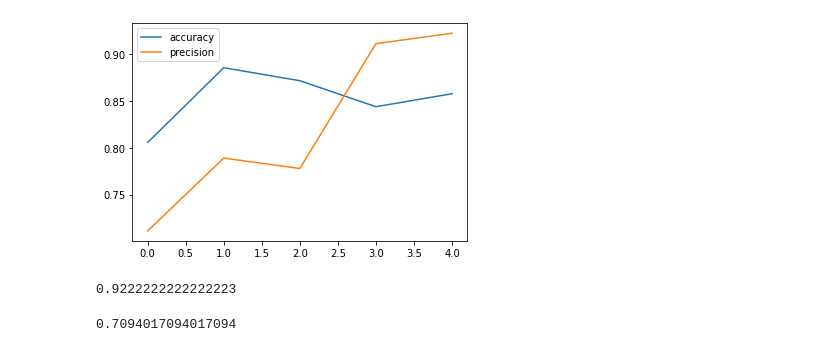
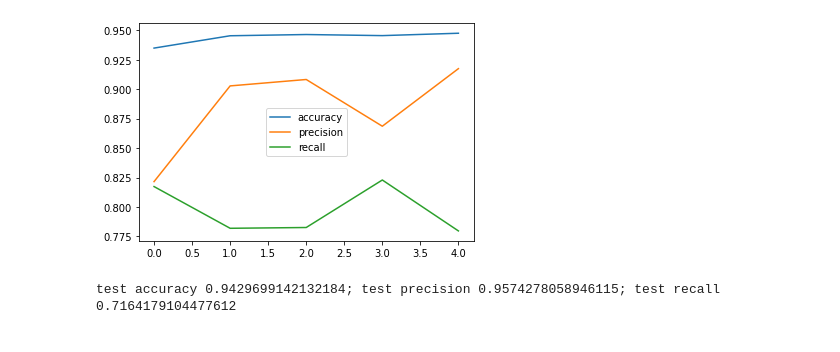
Before and after one commit to DenisIndenbom/AntiToxicBot, a Jupyter notebook: ClassifyToxicCommentsByNN.ipynb, the cells around one changed output. Saved outputs shown, nothing was run; the diff lists cells and outputs as text; code cells hidden in the pictures.

```diff
--- a/ClassifyToxicCommentsByNN.ipynb
+++ b/ClassifyToxicCommentsByNN.ipynb
@@ -278,14 +263,9 @@ Net.to(device)
 
 loss = torch.nn.CrossEntropyLoss()
 # %%
-optimizer = torch.optim.Adam(Net.parameters(), lr=1.0e-3)
+optimizer = torch.optim.Adam(Net.parameters(), lr=1.0e-4)
 # %%
 test_loss_history = []
 test_accuracy_history = []
 test_precision_history = []
+test_recall_history = []
-# %%
-X_train = torch.LongTensor(X_train)
-y_train = torch.LongTensor(y_train)
-
-X_test = torch.LongTensor(X_test)
-y_test = torch.LongTensor(y_test)
@@ -336,0 +272,9 @@ epoch 5; test loss 0.3620833158493042; test accuracy 0.8576388955116272; test pr
+# %%
+def to_torch(data):
+    return torch.nn.utils.rnn.pad_sequence([torch.from_numpy(x) for x in data], batch_first=True, padding_value=model.vocab.pad_id)
+
+X_train = to_torch(X_train)
+y_train = torch.as_tensor(y_train, dtype=torch.long)
+
+X_test = to_torch(X_test)
+y_test = torch.as_tensor(y_test, dtype=torch.long)
@@ -342,7 +379,8 @@ plt.plot(test_loss_history, label='loss')
 # %%
 plt.plot(test_accuracy_history, label='accuracy')
 plt.plot(test_precision_history, label='precision')
+plt.plot(test_recall_history, label='recall')
 plt.legend()
 plt.show()
 # %% [output]
-[figure, old version]
+[figure, new version]
@@ -352,13 +387,36 @@ with torch.no_grad():
-# %%
-precision = sklearn.metrics.precision_score(y_pred.argmax(dim=1).detach().cpu().numpy(), y_test.detach().cpu().numpy())
-precision
-# %% [output]
-0.9222222222222223
-# %%
-recall = sklearn.metrics.recall_score(y_pred.argmax(dim=1).detach().cpu().numpy(), y_test.detach().cpu().numpy())
-recall
-# %% [output]
-0.7094017094017094
+# %%
+Net.eval()
+threshold = 0.7
+
+with torch.no_grad():
+    torch.cuda.empty_cache()
+    torch.cuda.reset_peak_memory_stats()
+
+    tp, fp, fn, loss_test_value = 0, 0, 0, 0
+
+    for start_index in range(0, len(X_test), test_batch_size):
+
+        batch_indexes = slice(start_index,start_index+test_batch_size)
+
+        X_batch = X_test[batch_indexes].to(device)
+        y_batch = y_test[batch_indexes].to(device)
+
+        test_preds = Net.predict(X_batch)
+
+        true_preds = (test_preds[..., 1] >= threshold) == y_batch
+        tp += torch.logical_and(true_preds, y_batch != 0).int().sum().item()
+        fn += torch.logical_and(torch.logical_not(true_preds), y_batch != 0).int().sum().item()
+        fp += torch.logical_and(torch.logical_not(true_preds), y_batch == 0).int().sum().item()
+
+    tn = len(X_test) - tp - fp - fn
+
+    precision = tp / max(tp + fp, 1)
+    recall = tp / max(tp + fn, 1)
+    accuracy = (tp + tn) / len(X_test)
+
+    print(f"test accuracy {accuracy}; test precision {precision}; test recall {recall}")
+# %% [output]
+test accuracy 0.9429699142132184; test precision 0.9574278058946115; test recall 0.7164179104477612
 # %%
 !nvidia-smi
 # %% [output]
```
Also changed, not shown: parts of 33 cells of this notebook, 6 other files.
